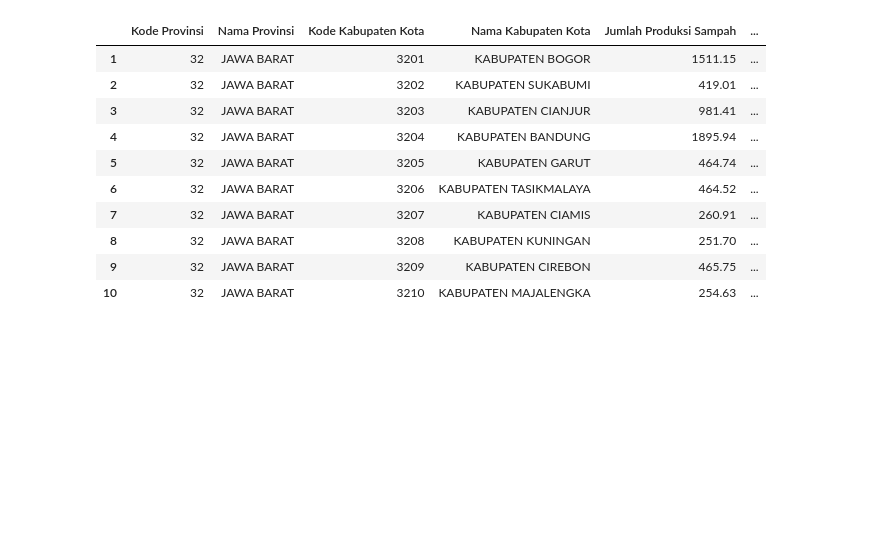
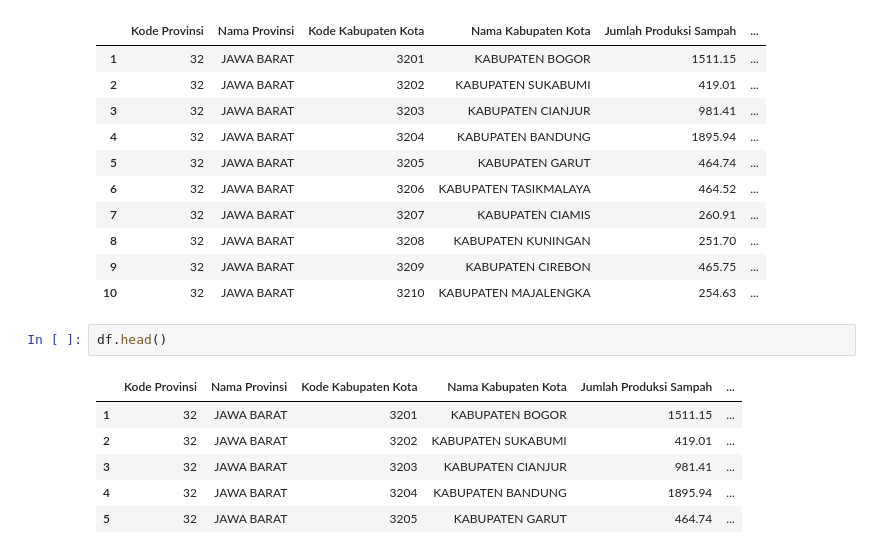
Before and after one commit to unyubgtina/TUGAS-PANDAS, a Jupyter notebook: tugas.ipynb, the cells around one changed output. Saved outputs shown, nothing was run; the diff lists cells and outputs as text; blank space fills up the shorter version.

```diff
--- a/tugas.ipynb
+++ b/tugas.ipynb
@@ -108,3 +94,12 @@ df.head(10)
 | 8 | 32 | JAWA BARAT | 3208 | KABUPATEN KUNINGAN | 251.70 | ... |
 | 9 | 32 | JAWA BARAT | 3209 | KABUPATEN CIREBON | 465.75 | ... |
 | 10 | 32 | JAWA BARAT | 3210 | KABUPATEN MAJALENGKA | 254.63 | ... |
+# %%
+df.head()
+# %% [output]
+|  | Kode Provinsi | Nama Provinsi | Kode Kabupaten Kota | Nama Kabupaten Kota | Jumlah Produksi Sampah | ... |
+| 1 | 32 | JAWA BARAT | 3201 | KABUPATEN BOGOR | 1511.15 | ... |
+| 2 | 32 | JAWA BARAT | 3202 | KABUPATEN SUKABUMI | 419.01 | ... |
+| 3 | 32 | JAWA BARAT | 3203 | KABUPATEN CIANJUR | 981.41 | ... |
+| 4 | 32 | JAWA BARAT | 3204 | KABUPATEN BANDUNG | 1895.94 | ... |
+| 5 | 32 | JAWA BARAT | 3205 | KABUPATEN GARUT | 464.74 | ... |
```
Also changed, not shown: parts of 11 cells of this notebook.
